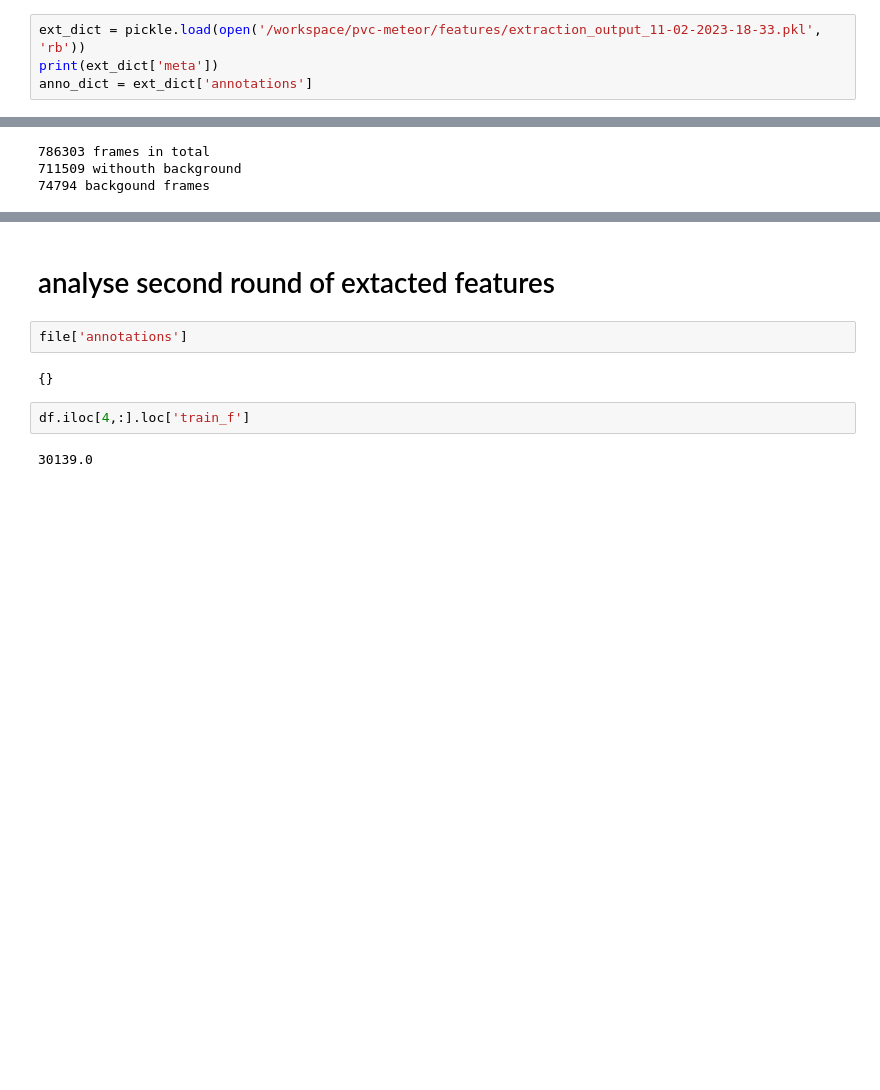
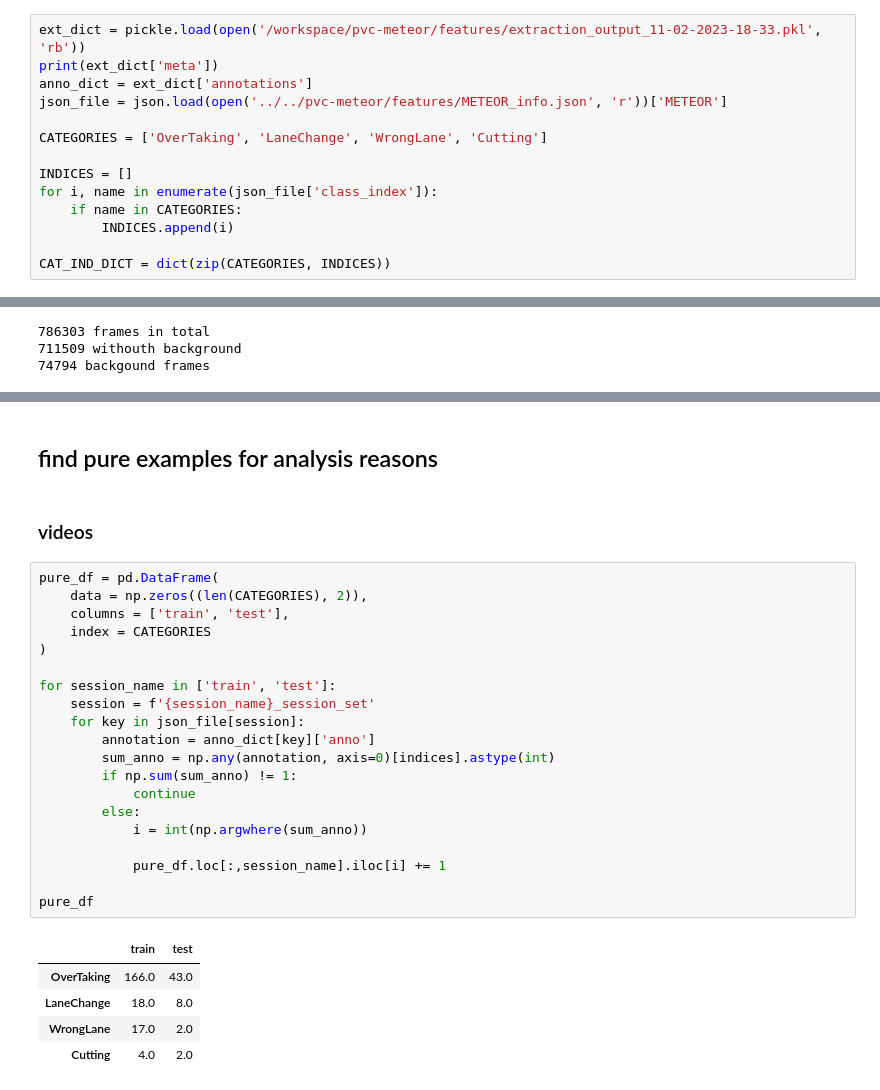
Before and after one commit to unofficial-Jona/assessing_ADB, a Jupyter notebook: dataset_preparations.ipynb, the cells around one changed output, grey strips where cells are left out. Cells and saved outputs as stored; diff of their text form; blank space fills up the shorter version.

```diff
--- a/dataset_preparations.ipynb
+++ b/dataset_preparations.ipynb
@@ -15,3 +14,13 @@ from feature_extractor import FeatureExtractor
 ext_dict = pickle.load(open('/workspace/pvc-meteor/features/extraction_output_11-02-2023-18-33.pkl', 'rb'))
 print(ext_dict['meta'])
 anno_dict = ext_dict['annotations']
+json_file = json.load(open('../../pvc-meteor/features/METEOR_info.json', 'r'))['METEOR']
+
+CATEGORIES = ['OverTaking', 'LaneChange', 'WrongLane', 'Cutting']
+
+INDICES = []
+for i, name in enumerate(json_file['class_index']):
+    if name in CATEGORIES:
+        INDICES.append(i)
+
+CAT_IND_DICT = dict(zip(CATEGORIES, INDICES))
@@ -368,10 +313,30 @@ tensor([4., 4., 4., 4.])
 # %% [markdown]
-# analyse second round of extacted features
+## find pure examples for analysis reasons
-# %%
-file['annotations']
-# %% [output]
-{}
-# %%
-df.iloc[4,:].loc['train_f']
-# %% [output]
-30139.0
+# %% [markdown]
+### videos
+# %%
+pure_df = pd.DataFrame(
+    data = np.zeros((len(CATEGORIES), 2)),
+    columns = ['train', 'test'],
+    index = CATEGORIES
+)
+
+for session_name in ['train', 'test']:
+    session = f'{session_name}_session_set'
+    for key in json_file[session]:
+        annotation = anno_dict[key]['anno']
+        sum_anno = np.any(annotation, axis=0)[indices].astype(int)
+        if np.sum(sum_anno) != 1:
+            continue
+        else:
+            i = int(np.argwhere(sum_anno))
+
+            pure_df.loc[:,session_name].iloc[i] += 1
+
+pure_df
+# %% [output]
+|  | train | test |
+| OverTaking | 166.0 | 43.0 |
+| LaneChange | 18.0 | 8.0 |
+| WrongLane | 17.0 | 2.0 |
+| Cutting | 4.0 | 2.0 |
```
Also changed, not shown: parts of 18 cells of this notebook, 9 other files.
